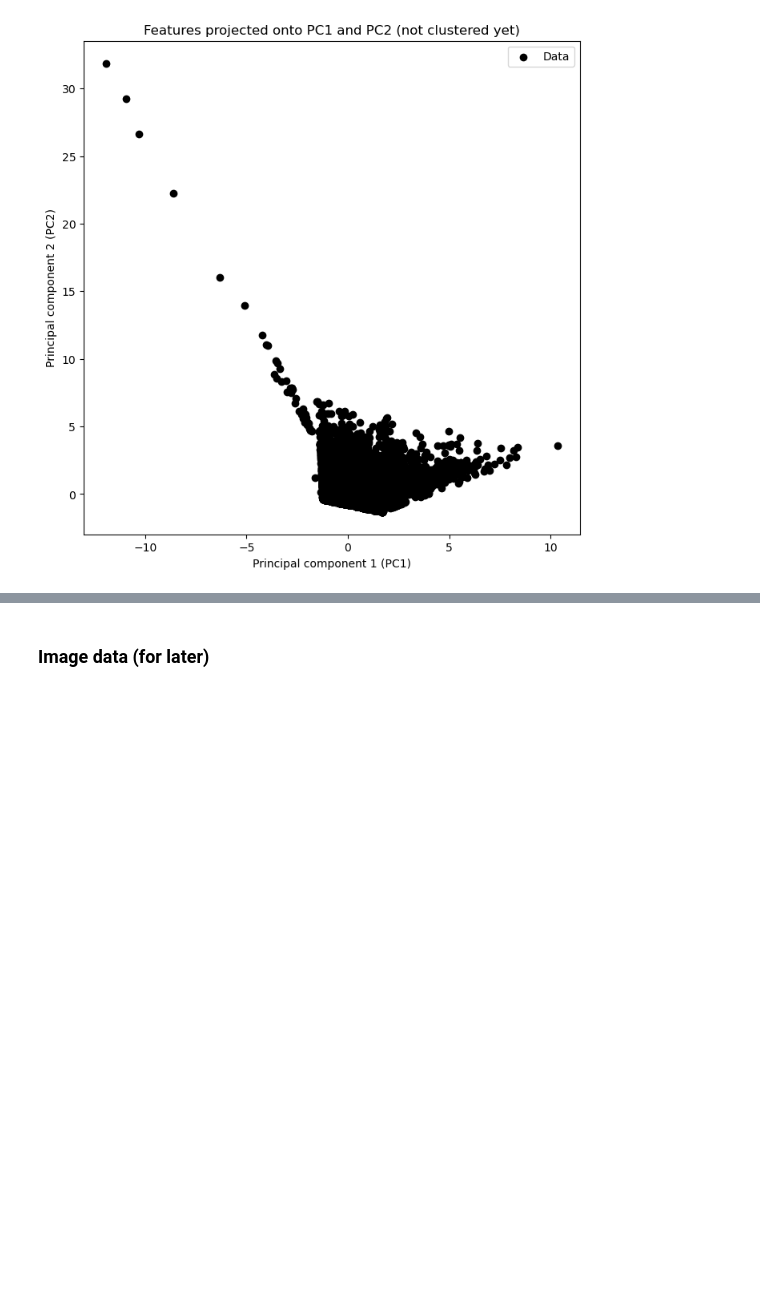
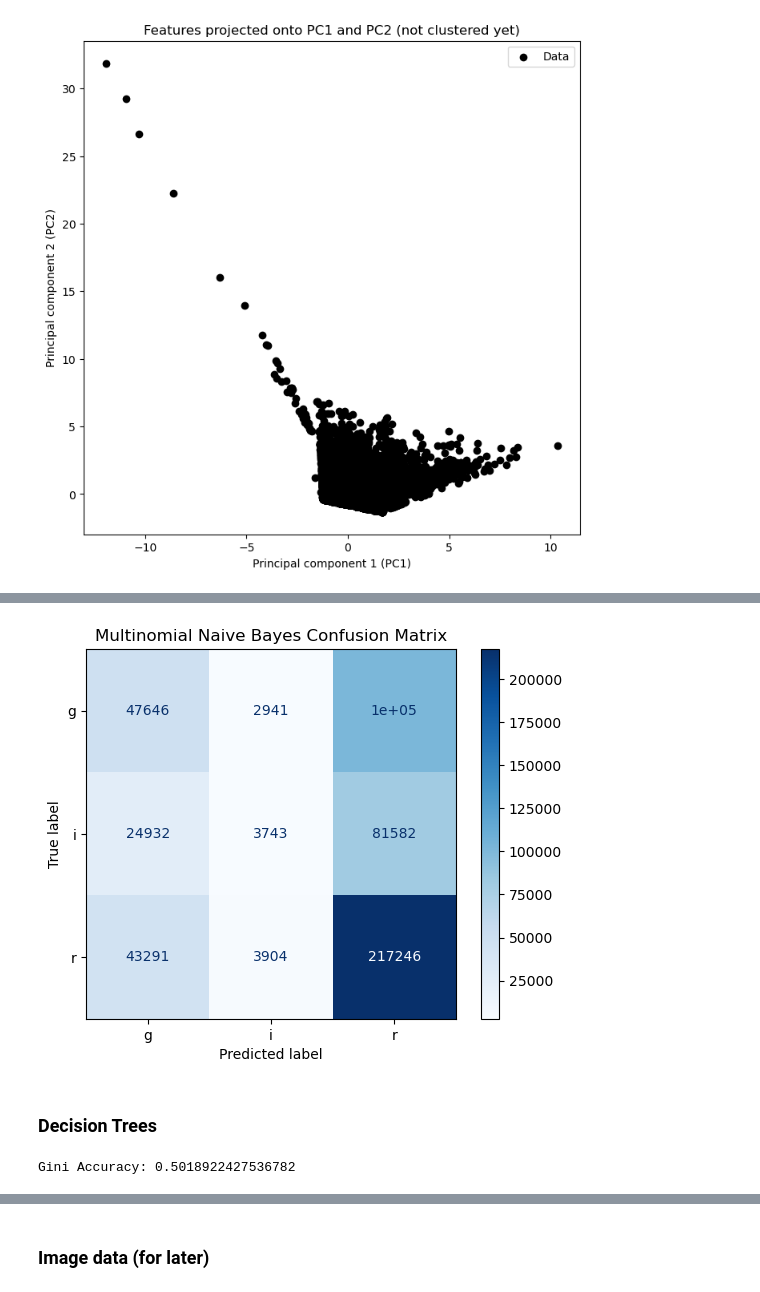
Before and after one commit to drmi7721/transient_clustering, a Jupyter notebook: notebooks/final_project_code.ipynb, the cells around one changed output, grey strips where cells are left out. Cells and saved outputs as stored; diff of their text form; code cells hidden in the pictures; blank space fills up the shorter version.

```diff
--- a/notebooks/final_project_code.ipynb
+++ b/notebooks/final_project_code.ipynb
@@ -513,0 +532,9 @@ plt.legend(loc='best')
+# %%
+#extract the data
+
+transient_data = ml_df[['rise_time', 'decay_time']] #2-dimensional data structure
+labels = ml_df['band'] #photometric band
+
+mask = np.isfinite(transient_data['rise_time']) & np.isfinite(transient_data['decay_time']) #remove NaNs
+transient_data = transient_data[mask]
+labels = labels[mask]
@@ -513,0 +587,12 @@ plt.legend(loc='best')
+# %%
+#compute and plot the confusion matrix for the NB classifier
+
+cm = confusion_matrix(y_test, y_pred) #calculate confusion matrix
+cm_plot = ConfusionMatrixDisplay(confusion_matrix=cm, display_labels=model.classes_) #plot confusion matrix
+cm_plot.plot(cmap='Blues')
+plt.title('Multinomial Naive Bayes Confusion Matrix')
+plt.savefig('NB_confusion_matrix.png')
+# %% [output]
+[figure, added]
+# %% [markdown]
+### Decision Trees
@@ -513,0 +603,12 @@ plt.legend(loc='best')
+# %%
+#use the same data (testing, training, etc.) as in NB above
+
+#decision tree classifier using GINI impurity
+
+tree = DecisionTreeClassifier(criterion='gini', max_depth=3, min_samples_leaf=10, random_state=42) #train decision tree classifier
+tree.fit(X_train, y_train) #run the training data through the tree
+y_pred = tree.predict(X_test) #predict photometric bands
+
+print("Gini Accuracy:", accuracy_score(y_test, y_pred)) #compute accuracy
+# %% [output]
+Gini Accuracy: 0.5018922427536782
```
Also changed, not shown: parts of 15 cells of this notebook.
